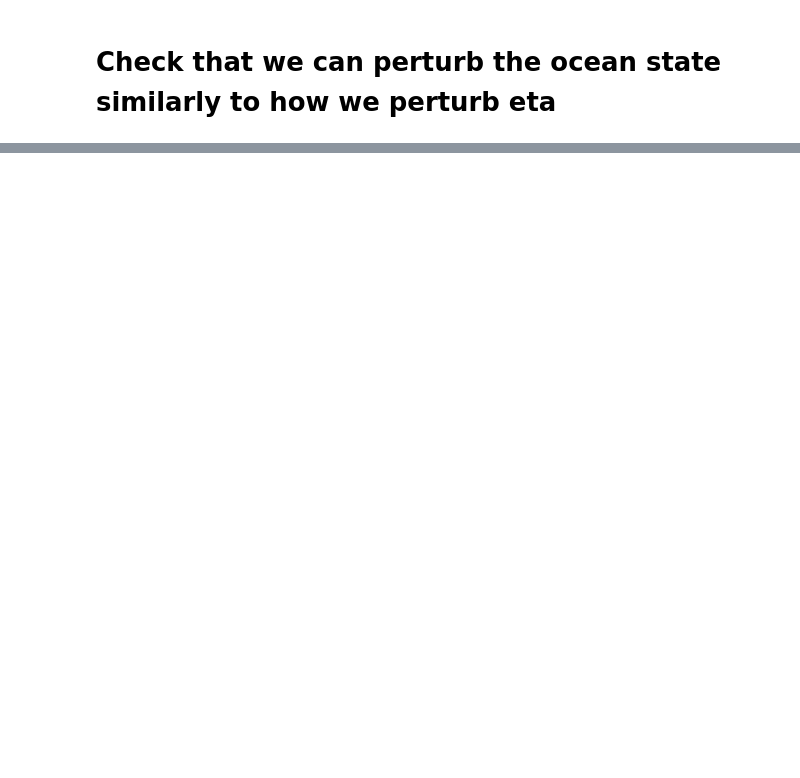
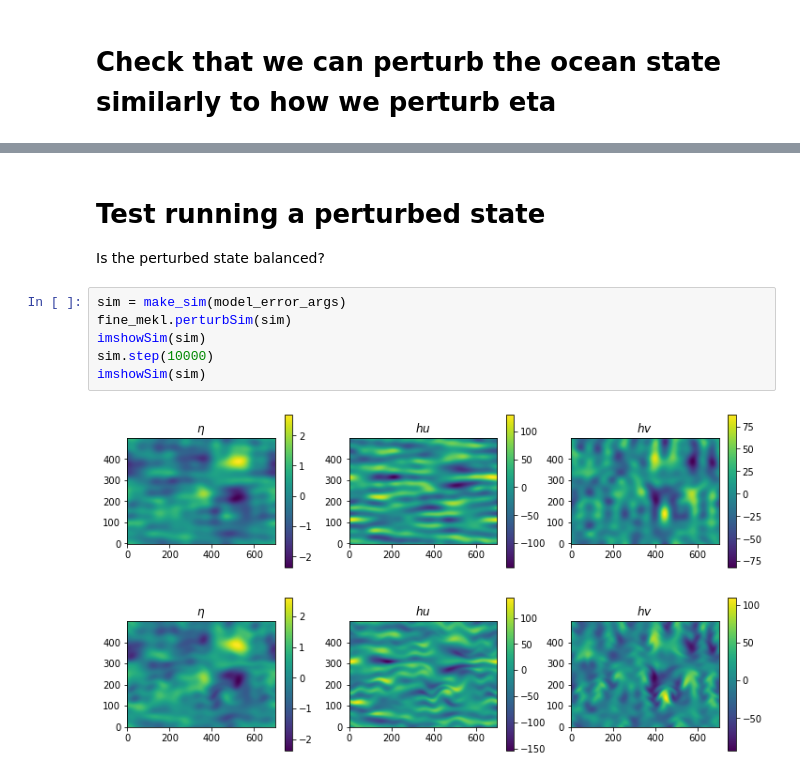
Before and after one commit to havahol/miscGPUOcean, a Jupyter notebook: multilevel/kl-model-error-class.ipynb, the cells around one changed output, grey strips where cells are left out. Saved outputs shown, nothing was run; the diff lists cells and outputs as text; blank space fills up the shorter version.

```diff
--- a/multilevel/kl-model-error-class.ipynb
+++ b/multilevel/kl-model-error-class.ipynb
@@ -312,0 +313,12 @@ imshowSim(sim)
+# %% [markdown]
+# Test running a perturbed state
+Is the perturbed state balanced?
+# %%
+sim = make_sim(model_error_args)
+fine_mekl.perturbSim(sim)
+imshowSim(sim)
+sim.step(10000)
+imshowSim(sim)
+# %% [output]
+[figure, added]
+[figure, added]
```
Also changed, not shown: parts of 15 cells of this notebook.
